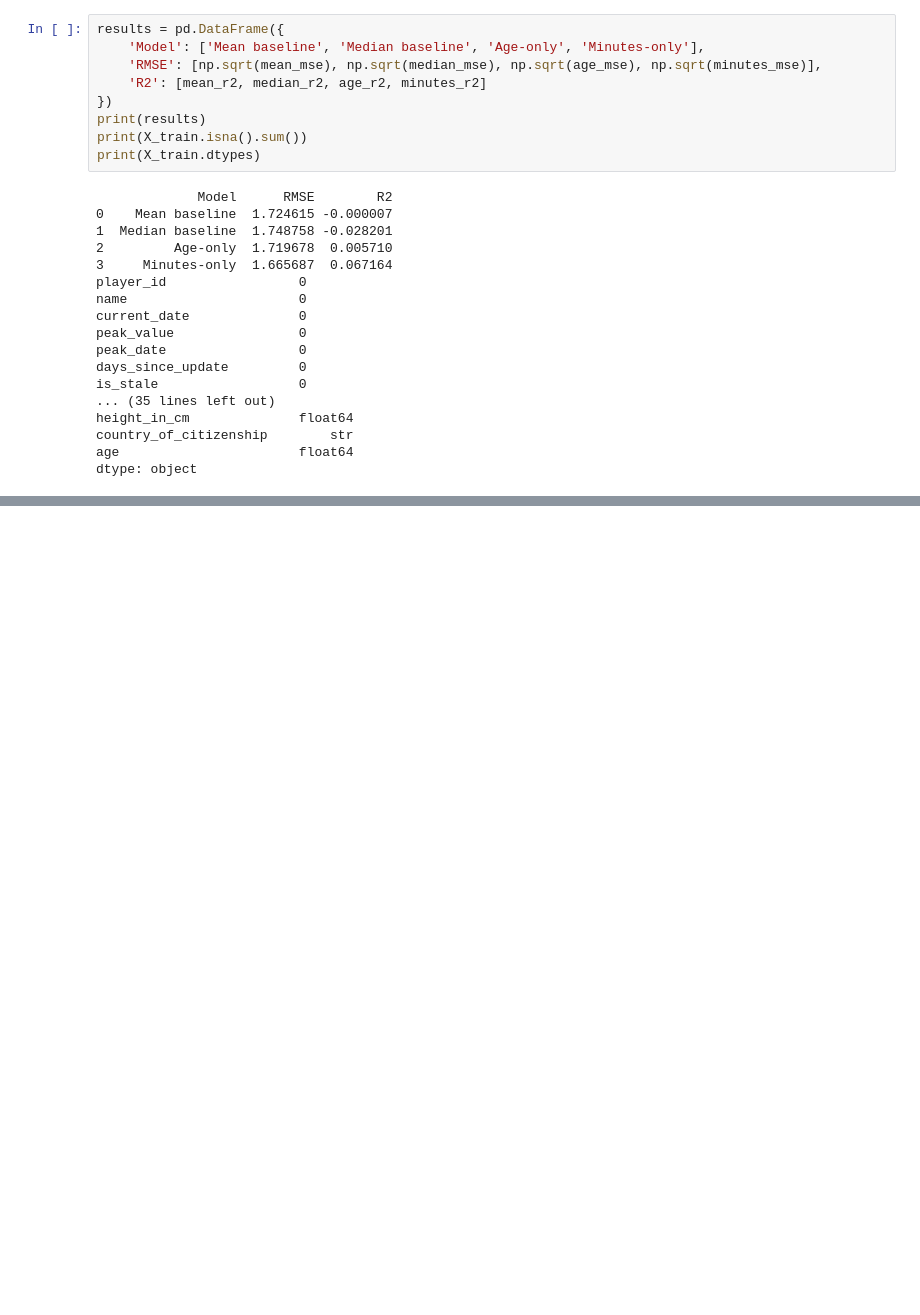
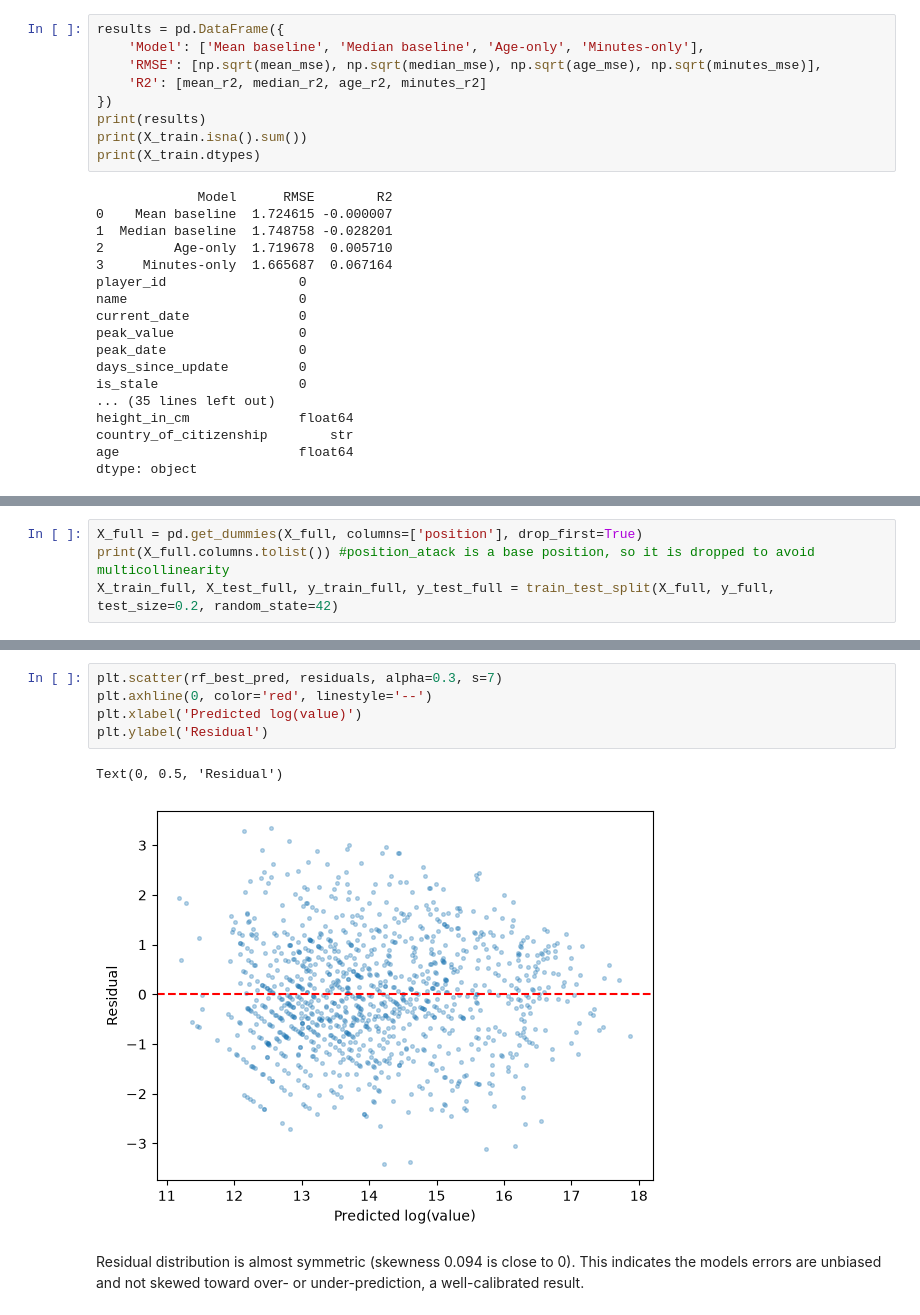
Before and after one commit to AkArtem/football_player_value_analyzer, a Jupyter notebook: notebooks/07_modeling.ipynb, the cells around one changed output, grey strips where cells are left out. Drawn from its saved outputs; the diff is of its cells as text; blank space fills up the shorter version.

```diff
--- a/notebooks/07_modeling.ipynb
+++ b/notebooks/07_modeling.ipynb
@@ -79,0 +86,4 @@ dtype: object
+# %%
+X_full = pd.get_dummies(X_full, columns=['position'], drop_first=True)
+print(X_full.columns.tolist()) #position_atack is a base position, so it is dropped to avoid multicollinearity
+X_train_full, X_test_full, y_train_full, y_test_full = train_test_split(X_full, y_full, test_size=0.2, random_state=42)
@@ -79,0 +273,10 @@ dtype: object
+# %%
+plt.scatter(rf_best_pred, residuals, alpha=0.3, s=7)
+plt.axhline(0, color='red', linestyle='--')
+plt.xlabel('Predicted log(value)')
+plt.ylabel('Residual')
+# %% [output]
+Text(0, 0.5, 'Residual')
+[figure, added]
+# %% [markdown]
+Residual distribution is almost symmetric (skewness 0.094 is close to 0). This indicates the models errors are unbiased and not skewed toward over- or under-prediction, a well-calibrated result.
```
Also changed, not shown: parts of 17 cells of this notebook.
